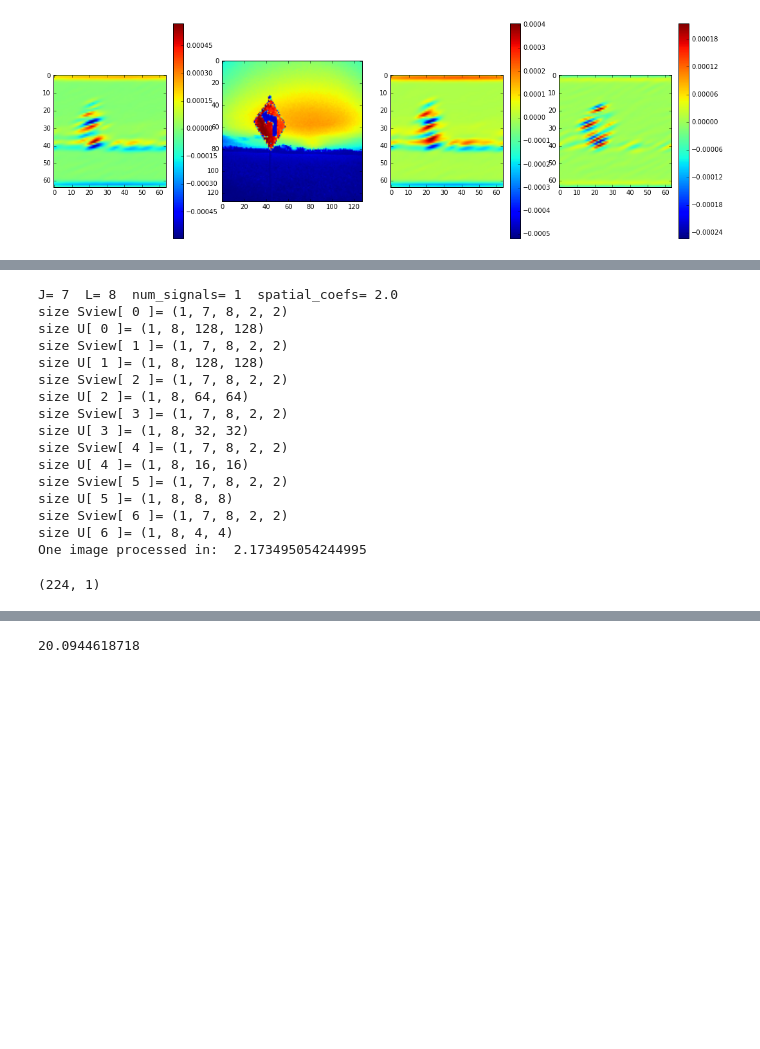
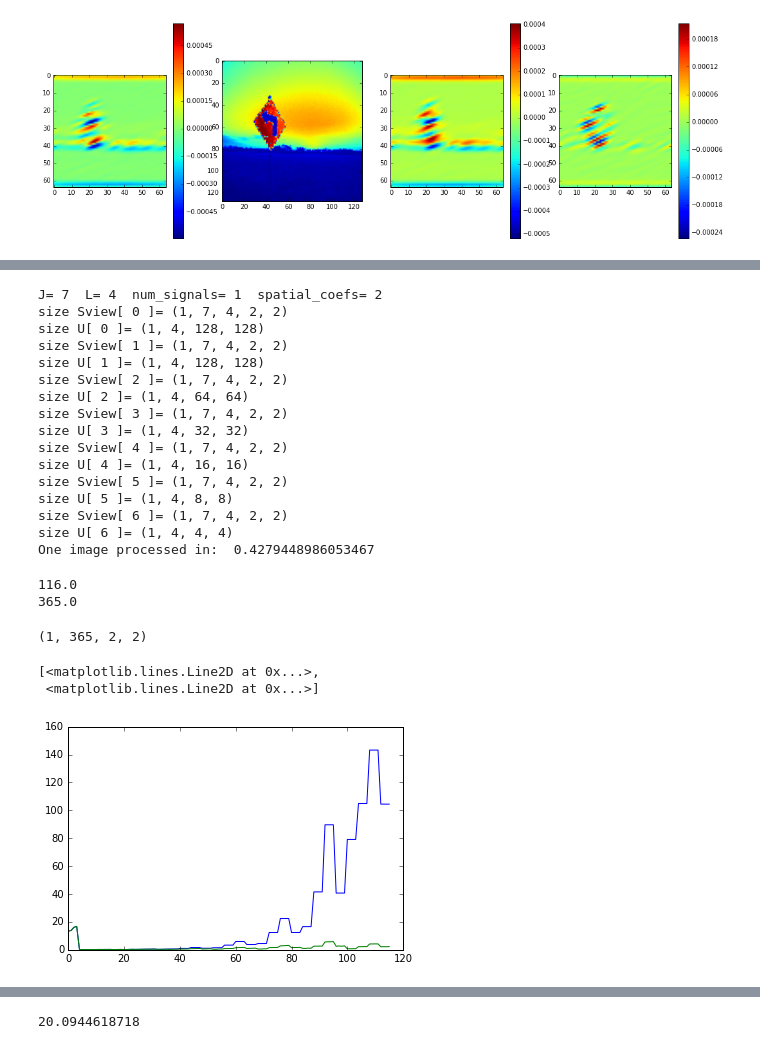
Before and after one commit to siraferradans/scattering, a Jupyter notebook: test_multiresolution_single_images.ipynb, the cells around one changed output, grey strips where cells are left out. Cells and saved outputs as stored; diff of their text form; code cells hidden in the pictures; blank space fills up the shorter version.

```diff
--- a/test_multiresolution_single_images.ipynb
+++ b/test_multiresolution_single_images.ipynb
@@ -111,37 +143,53 @@ plt.show()
 # %%
-from scattering.scattering.scattering import scattering
-from scattering.scattering.filter_bank import filter_bank_morlet2d, filterbank_to_multiresolutionfilterbank
+from scattering.scattering import scattering
+from scattering.filter_bank import filter_bank_morlet2d, filterbank_to_multiresolutionfilterbank
 import time
 import numpy as np
 N = 128
 J=np.log2(N)
-L=8
+L=4
 m=2
 wavelet_filters,littlewood = filter_bank_morlet2d(N,J=J,L=L)
 Filters = filterbank_to_multiresolutionfilterbank(wavelet_filters,J)
 
 start = time.time()
-S,u = scattering(image[np.newaxis,:,:], Filters,m)
+S,u = scattering(im_matlab[np.newaxis,:,:], Filters,m)
 end = time.time()
 print('One image processed in: ',end-start)
 # %% [output]
-J= 7  L= 8  num_signals= 1  spatial_coefs= 2.0
-size Sview[ 0 ]= (1, 7, 8, 2, 2)
-size U[ 0 ]= (1, 8, 128, 128)
-size Sview[ 1 ]= (1, 7, 8, 2, 2)
-size U[ 1 ]= (1, 8, 128, 128)
-size Sview[ 2 ]= (1, 7, 8, 2, 2)
-size U[ 2 ]= (1, 8, 64, 64)
-size Sview[ 3 ]= (1, 7, 8, 2, 2)
-size U[ 3 ]= (1, 8, 32, 32)
-size Sview[ 4 ]= (1, 7, 8, 2, 2)
-size U[ 4 ]= (1, 8, 16, 16)
-size Sview[ 5 ]= (1, 7, 8, 2, 2)
-size U[ 5 ]= (1, 8, 8, 8)
-size Sview[ 6 ]= (1, 7, 8, 2, 2)
-size U[ 6 ]= (1, 8, 4, 4)
-One image processed in:  2.173495054244995
+J= 7  L= 4  num_signals= 1  spatial_coefs= 2
+size Sview[ 0 ]= (1, 7, 4, 2, 2)
+size U[ 0 ]= (1, 4, 128, 128)
+size Sview[ 1 ]= (1, 7, 4, 2, 2)
+size U[ 1 ]= (1, 4, 128, 128)
+size Sview[ 2 ]= (1, 7, 4, 2, 2)
+size U[ 2 ]= (1, 4, 64, 64)
+size Sview[ 3 ]= (1, 7, 4, 2, 2)
+size U[ 3 ]= (1, 4, 32, 32)
+size Sview[ 4 ]= (1, 7, 4, 2, 2)
+size U[ 4 ]= (1, 4, 16, 16)
+size Sview[ 5 ]= (1, 7, 4, 2, 2)
+size U[ 5 ]= (1, 4, 8, 8)
+size Sview[ 6 ]= (1, 7, 4, 2, 2)
+size U[ 6 ]= (1, 4, 4, 4)
+One image processed in:  0.4279448986053467
-# %%
-v.shape
-# %% [output]
-(224, 1)
+# %%
+print((1+J*L)*4)
+print((1+J*L+J*(J-1)*L*L/2))
+S.shape
+# %% [output]
+116.0
+365.0
+(1, 365, 2, 2)
+# %%
+smr = S.reshape(365*4,1)
+smr = smr[0:116]
+smt = scat.reshape(365*4,1)
+smt = smt[0:116]
+np.arange(0,smr.shape[1]).shape
+smr.shape
+plt.plot(np.arange(0,smr.shape[0]),smr, np.arange(0,smt.shape[0]),smt )
+# %% [output]
+[<matplotlib.lines.Line2D at 0x...>,
+ <matplotlib.lines.Line2D at 0x...>]
+[figure, added]
```
Also changed, not shown: parts of 4 cells of this notebook, 2 other files.
